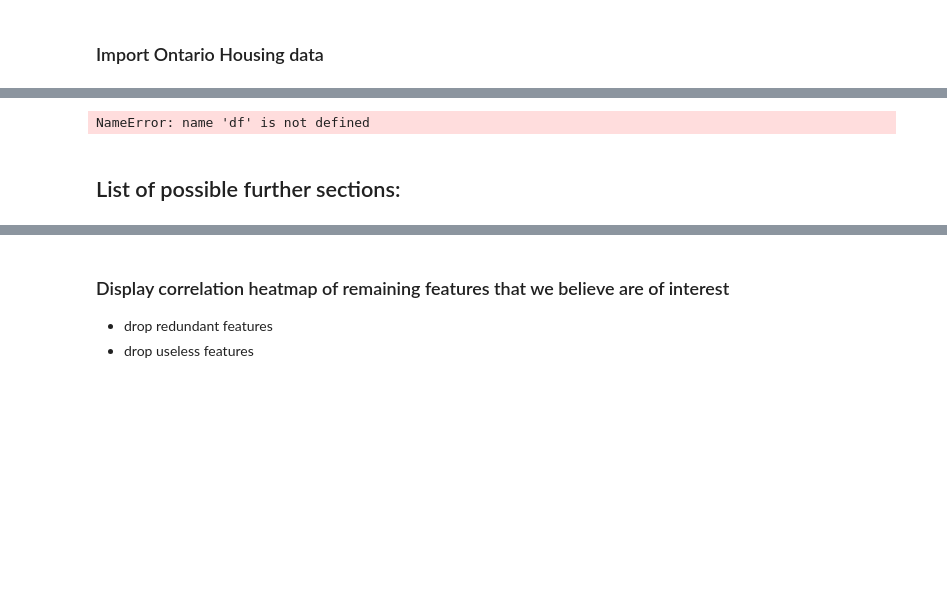
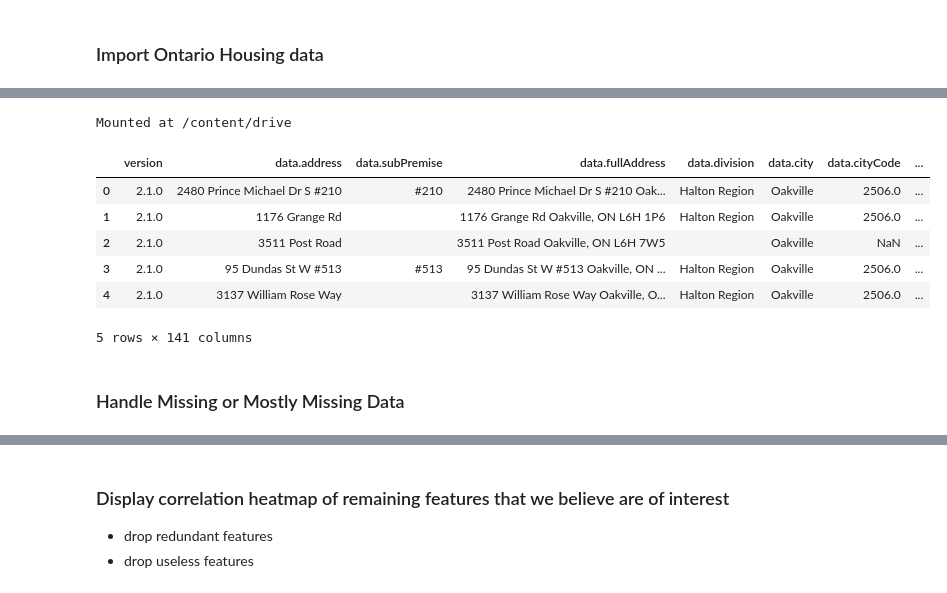
Before and after one commit to shahaansshah/3253-083_Group9, a Jupyter notebook: 3253_083_Group_9_Data_Analysis.ipynb, the cells around one changed output, grey strips where cells are left out. Drawn from its saved outputs; the diff is of its cells as text; code cells hidden in the pictures; blank space fills up the shorter version.

```diff
--- a/3253_083_Group_9_Data_Analysis.ipynb
+++ b/3253_083_Group_9_Data_Analysis.ipynb
@@ -29,7 +30,33 @@ ValueError: If using all scalar values, you must pass an index
+# %%
+from google.colab import drive
+drive.mount('/content/drive', force_remount=True)
+
+ontario_housing_data = pd.read_json('/content/drive/My Drive/Colab Notebooks/ontario_housing_cleaned.json', lines=True)
+# %% [output]
+Mounted at /content/drive
+# %%
+# Shahaan (from Mark)
+data = []
+with open('/content/drive/My Drive/Colab Notebooks/ontario_housing_cleaned.json', 'r') as f:  # old version of data (no lake proximity)
+  for line in f:
+    try:
+      json_obj = json.loads(line.strip())
+      data.append(json_obj)
+    except json.JSONDecodeError:
+      continue
+
+# Convert to df
+ontario_housing_data = pd.json_normalize(data)
 # %%
-df.head()
+ontario_housing_data.head()
 # %% [output]
+|  | version | data.address | data.subPremise | data.fullAddress | data.division | data.city | data.cityCode | ... |
+| 0 | 2.1.0 | 2480 Prince Michael Dr S #210 | #210 | 2480 Prince Michael Dr S #210 Oak... | Halton Region | Oakville | 2506.0 | ... |
+| 1 | 2.1.0 | 1176 Grange Rd |  | 1176 Grange Rd Oakville, ON L6H 1P6 | Halton Region | Oakville | 2506.0 | ... |
+| 2 | 2.1.0 | 3511 Post Road |  | 3511 Post Road Oakville, ON L6H 7W5 |  | Oakville | NaN | ... |
+| 3 | 2.1.0 | 95 Dundas St W #513 | #513 | 95 Dundas St W #513 Oakville, ON ... | Halton Region | Oakville | 2506.0 | ... |
+| 4 | 2.1.0 | 3137 William Rose Way |  | 3137 William Rose Way Oakville, O... | Halton Region | Oakville | 2506.0 | ... |
-NameError: name 'df' is not defined
+5 rows × 141 columns
-# %% [markdown]
-## List of possible further sections:
+# %% [markdown]
+### Handle Missing or Mostly Missing Data
 # %%
```
Also changed, not shown: parts of 12 cells of this notebook.
